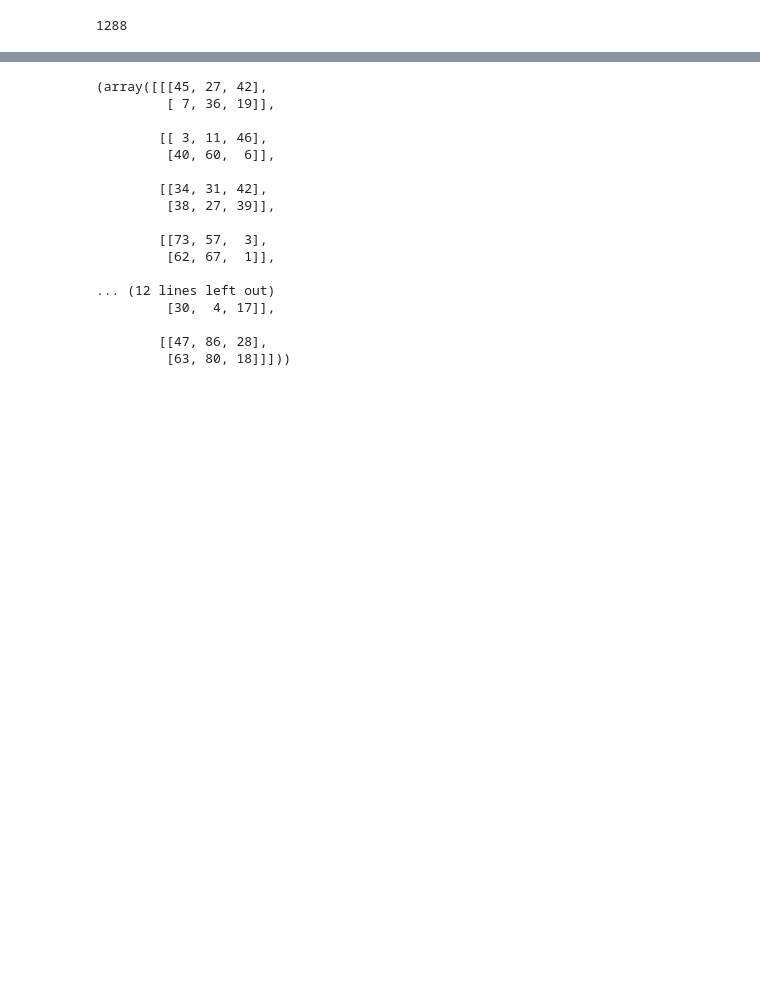
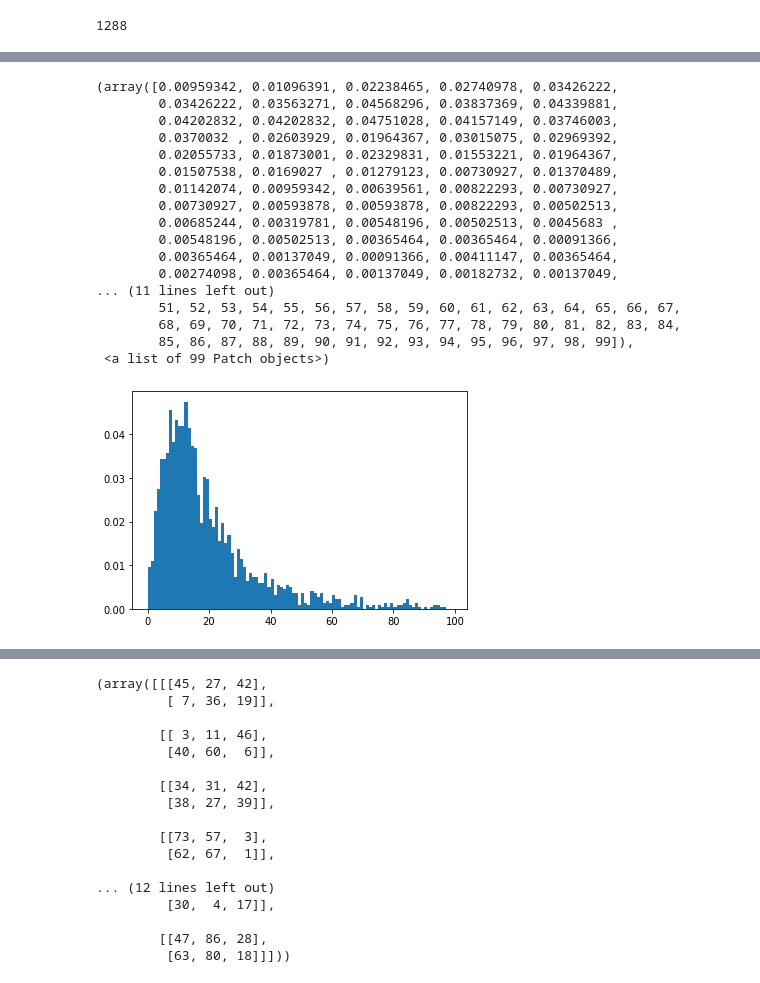
Before and after one commit to matanma/ML, a Jupyter notebook: Ebay_assignment/Ebay-assignment.ipynb, the cells around one changed output, grey strips where cells are left out. Drawn from its saved outputs; the diff is of its cells as text; code cells hidden in the pictures; blank space fills up the shorter version.

```diff
--- a/Ebay_assignment/Ebay-assignment.ipynb
+++ b/Ebay_assignment/Ebay-assignment.ipynb
@@ -40,0 +390,2 @@ mm = np.random.randint(0, 100, size=(5, 2, 3))
+# %%
+stds_cat_and_ship = [ df['price'].std() for n,df in train_set_df.groupby(["category_name", 'shipping'])]
@@ -40,0 +396,21 @@ mm = np.random.randint(0, 100, size=(5, 2, 3))
+# %%
+plt.hist(stds_cat_and_ship, bins = np.arange(0,100), density=True)
+# %% [output]
+(array([0.00959342, 0.01096391, 0.02238465, 0.02740978, 0.03426222,
+        0.03426222, 0.03563271, 0.04568296, 0.03837369, 0.04339881,
+        0.04202832, 0.04202832, 0.04751028, 0.04157149, 0.03746003,
+        0.0370032 , 0.02603929, 0.01964367, 0.03015075, 0.02969392,
+        0.02055733, 0.01873001, 0.02329831, 0.01553221, 0.01964367,
+        0.01507538, 0.0169027 , 0.01279123, 0.00730927, 0.01370489,
+        0.01142074, 0.00959342, 0.00639561, 0.00822293, 0.00730927,
+        0.00730927, 0.00593878, 0.00593878, 0.00822293, 0.00502513,
+        0.00685244, 0.00319781, 0.00548196, 0.00502513, 0.0045683 ,
+        0.00548196, 0.00502513, 0.00365464, 0.00365464, 0.00091366,
+        0.00365464, 0.00137049, 0.00091366, 0.00411147, 0.00365464,
+        0.00274098, 0.00365464, 0.00137049, 0.00182732, 0.00137049,
+... (11 lines left out)
+        51, 52, 53, 54, 55, 56, 57, 58, 59, 60, 61, 62, 63, 64, 65, 66, 67,
+        68, 69, 70, 71, 72, 73, 74, 75, 76, 77, 78, 79, 80, 81, 82, 83, 84,
+        85, 86, 87, 88, 89, 90, 91, 92, 93, 94, 95, 96, 97, 98, 99]),
+ <a list of 99 Patch objects>)
+[figure, added]
```
Also changed, not shown: parts of 57 cells of this notebook, 1 other file.
